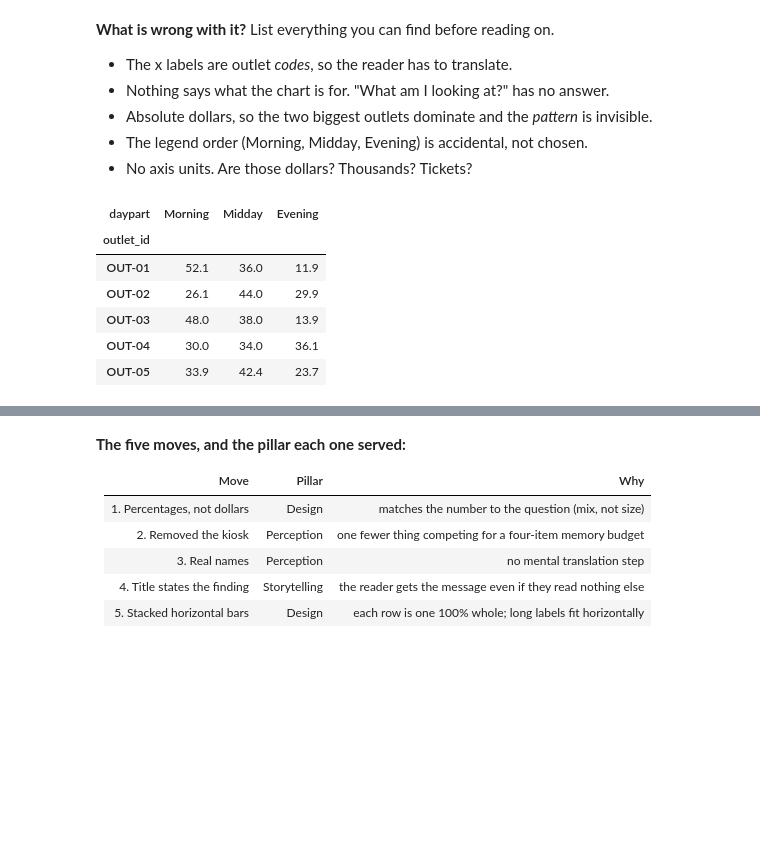
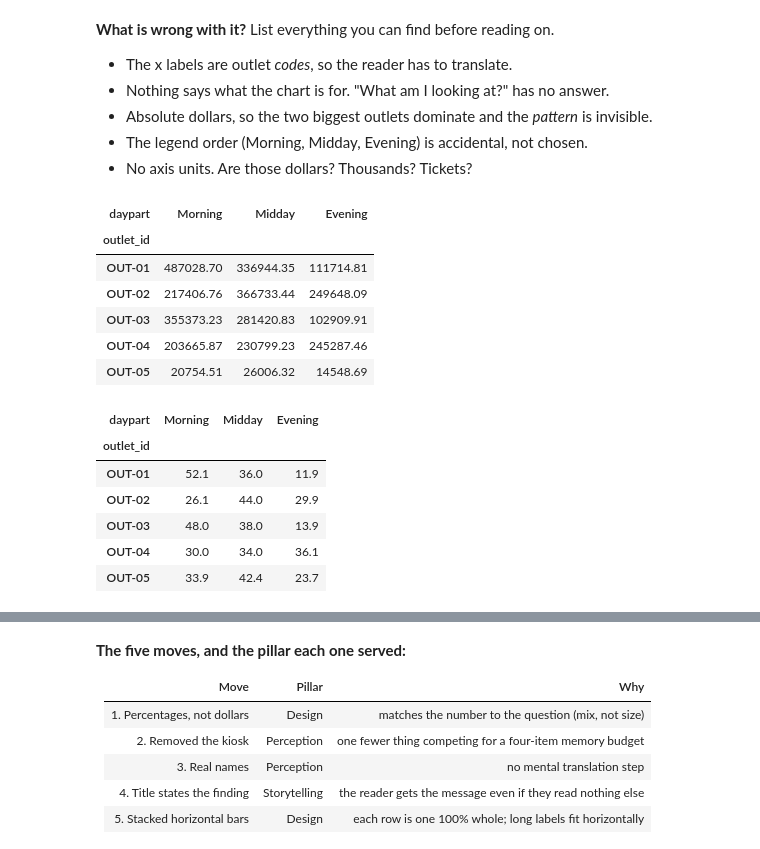
Before and after one commit to PP-123-nt/6m-data-1.10-visualization, a Jupyter notebook: notebooks/Part_1_three_pillars.ipynb, the cells around one changed output, grey strips where cells are left out. Cells and saved outputs as stored; diff of their text form; code cells hidden in the pictures; blank space fills up the shorter version.

```diff
--- a/notebooks/Part_1_three_pillars.ipynb
+++ b/notebooks/Part_1_three_pillars.ipynb
@@ -360,17 +360,27 @@ plt.show()
 # %%
 # 👉 Move 1 (design): change the numbers to answer the actual question.
 #    We care about the MIX, not the size, so convert each row to percentages of itself.
-mix = (by_daypart.div(by_daypart.sum(axis=1), axis=0) * 100).round(1)
 
-mix
+display(by_daypart)
+
+rev_mix = (by_daypart.div(by_daypart.sum(axis=1), axis=0) * 100).round(1)
+
+rev_mix
 # %% [output]
 | daypart | Morning | Midday | Evening |
 | outlet_id |  |  |  |
-| OUT-01 | 52.1 | 36.0 | 11.9 |
-| OUT-02 | 26.1 | 44.0 | 29.9 |
-| OUT-03 | 48.0 | 38.0 | 13.9 |
-| OUT-04 | 30.0 | 34.0 | 36.1 |
-| OUT-05 | 33.9 | 42.4 | 23.7 |
+| OUT-01 | 487028.70 | 336944.35 | 111714.81 |
+| OUT-02 | 217406.76 | 366733.44 | 249648.09 |
+| OUT-03 | 355373.23 | 281420.83 | 102909.91 |
+| OUT-04 | 203665.87 | 230799.23 | 245287.46 |
+| OUT-05 | 20754.51 | 26006.32 | 14548.69 |
+| daypart | Morning | Midday | Evening |
+| outlet_id |  |  |  |
+| OUT-01 | 52.1 | 36.0 | 11.9 |
+| OUT-02 | 26.1 | 44.0 | 29.9 |
+| OUT-03 | 48.0 | 38.0 | 13.9 |
+| OUT-04 | 30.0 | 34.0 | 36.1 |
+| OUT-05 | 33.9 | 42.4 | 23.7 |
 # %%
 # 👉 Move 2 (perception): drop the pop-up kiosk -- it closed, and it is not part of the question.
 #    Move 3 (design): real names instead of codes.
```
Also changed, not shown: parts of 5 cells of this notebook.
